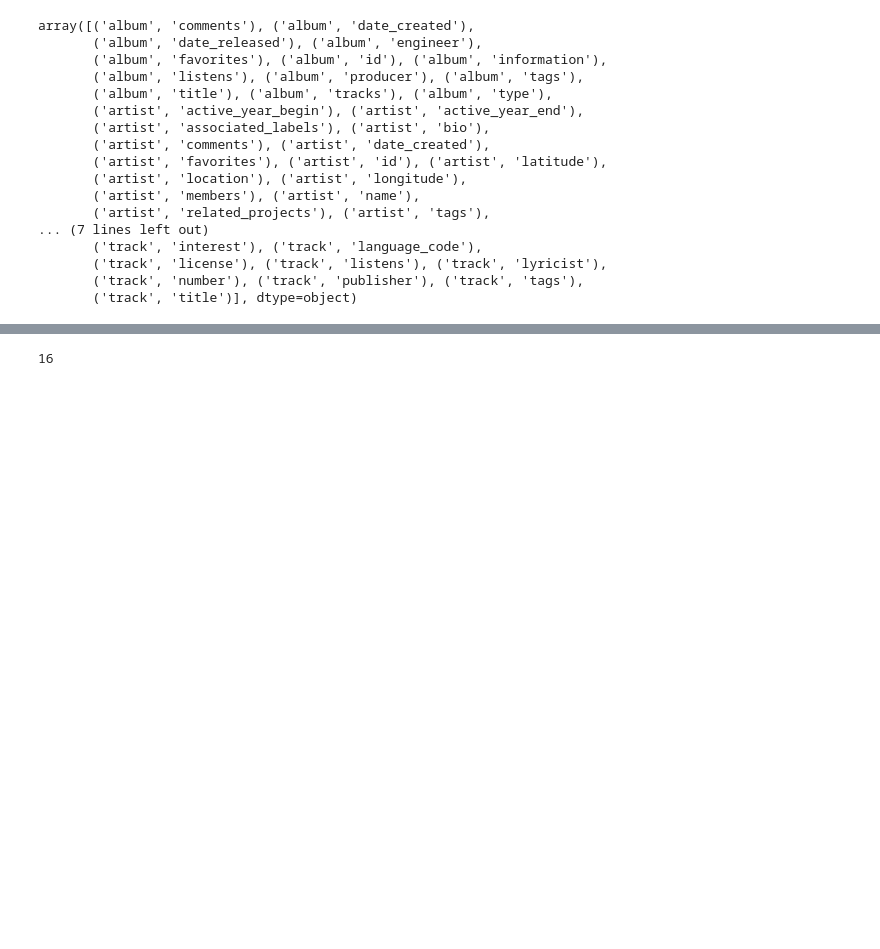
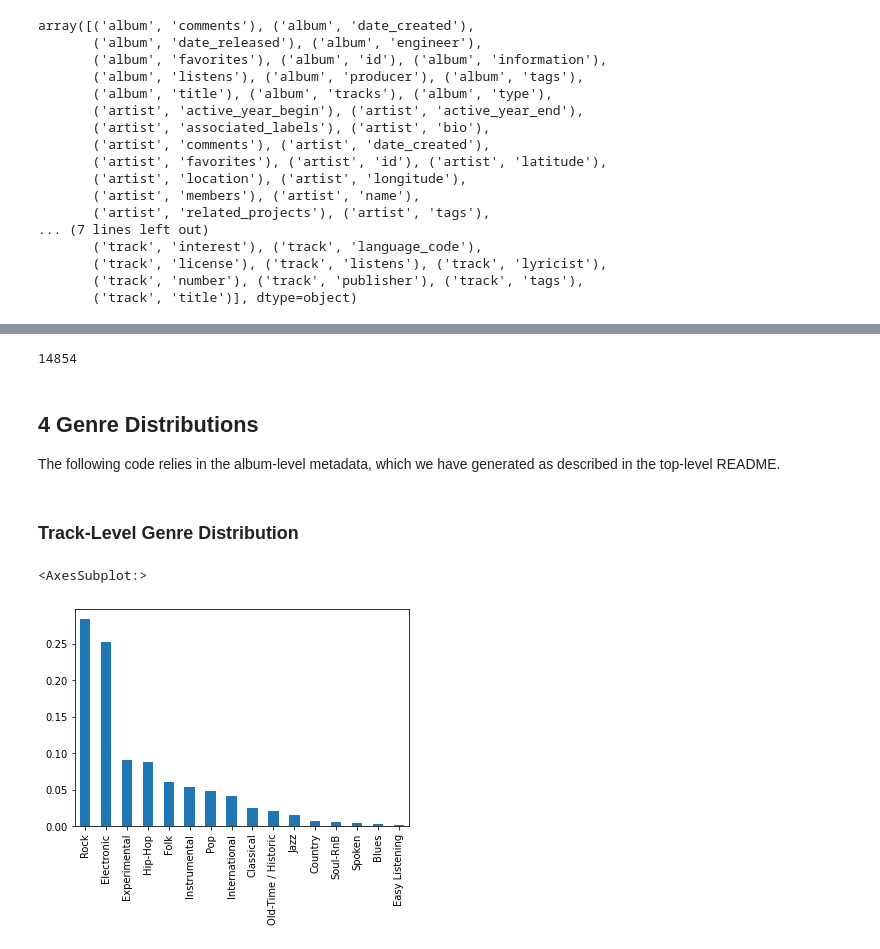
Before and after one commit to leod/aural-travels, a Jupyter notebook: notebooks/data_exploration.ipynb, the cells around one changed output, grey strips where cells are left out. Saved outputs shown, nothing was run; the diff lists cells and outputs as text; code cells hidden in the pictures; blank space fills up the shorter version.

Commit message:
Add some analysis of genre distributions for different subsets of data

```diff
--- a/notebooks/data_exploration.ipynb
+++ b/notebooks/data_exploration.ipynb
@@ -89,4 +89,8 @@ tracks['album'].sample(3)
 # %%
-tracks[tracks['set', 'subset'] == 'medium']['track', 'genre_top'].nunique()
+tracks['album', 'id'].nunique()
 # %% [output]
-16
+14854
+# %% [markdown]
+## 4 Genre Distributions
+
+The following code relies in the album-level metadata, which we have generated as described in the top-level README.
@@ -92,0 +99,10 @@ tracks[tracks['set', 'subset'] == 'medium']['track', 'genre_top'].nunique()
+# %% [markdown]
+### Track-Level Genre Distribution
+# %%
+tracks_pred = tracks[~tracks['track', 'genre_top'].isnull()]
+tracks_pred[tracks_pred['set', 'subset'] != 'large']['track', 'genre_top'] \
+    .value_counts(normalize=True) \
+    .plot(kind='bar')
+# %% [output]
+<AxesSubplot:>
+[figure, added]
```
Also changed, not shown: parts of 6 cells of this notebook, 3 other files.
